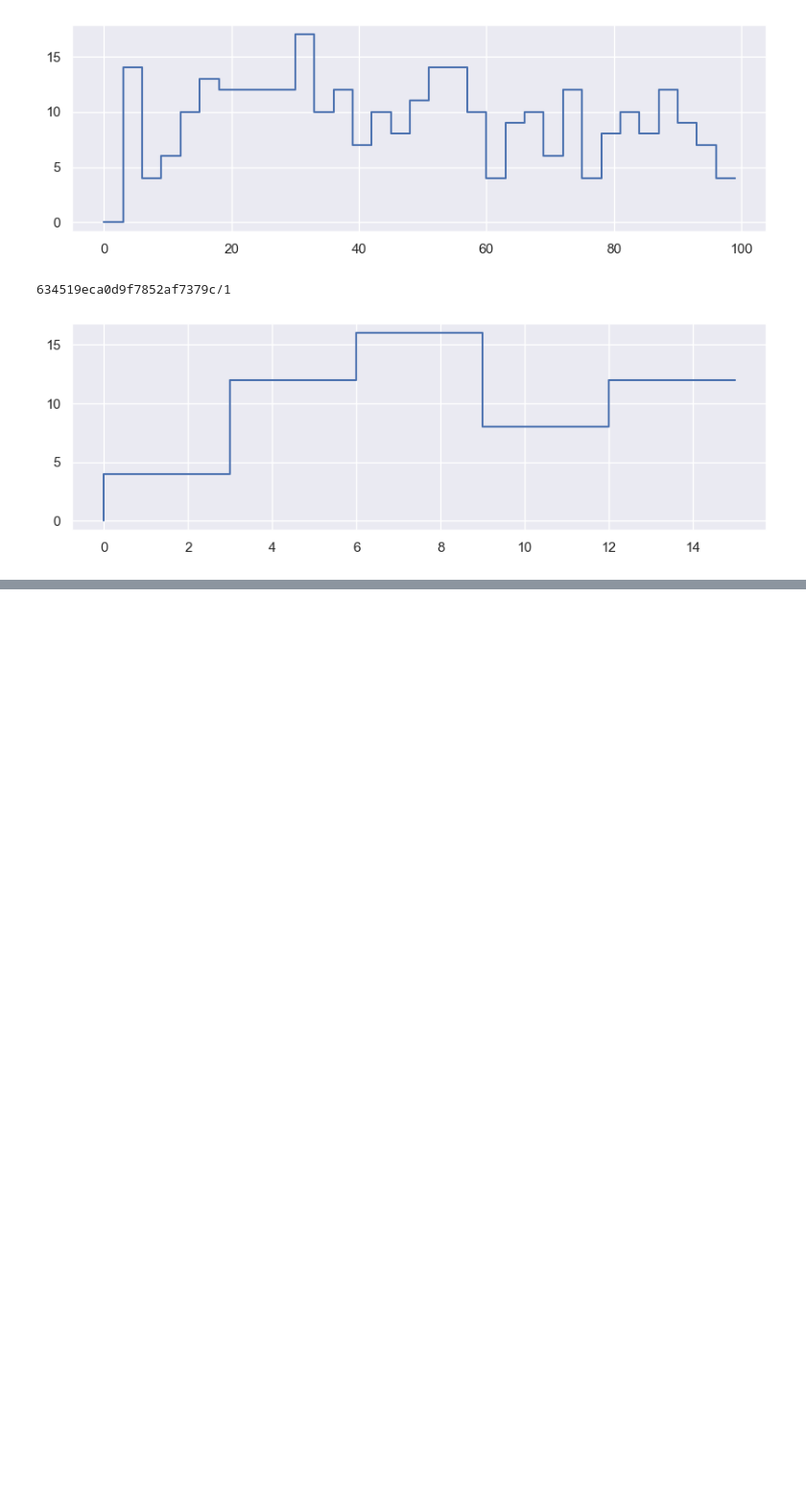
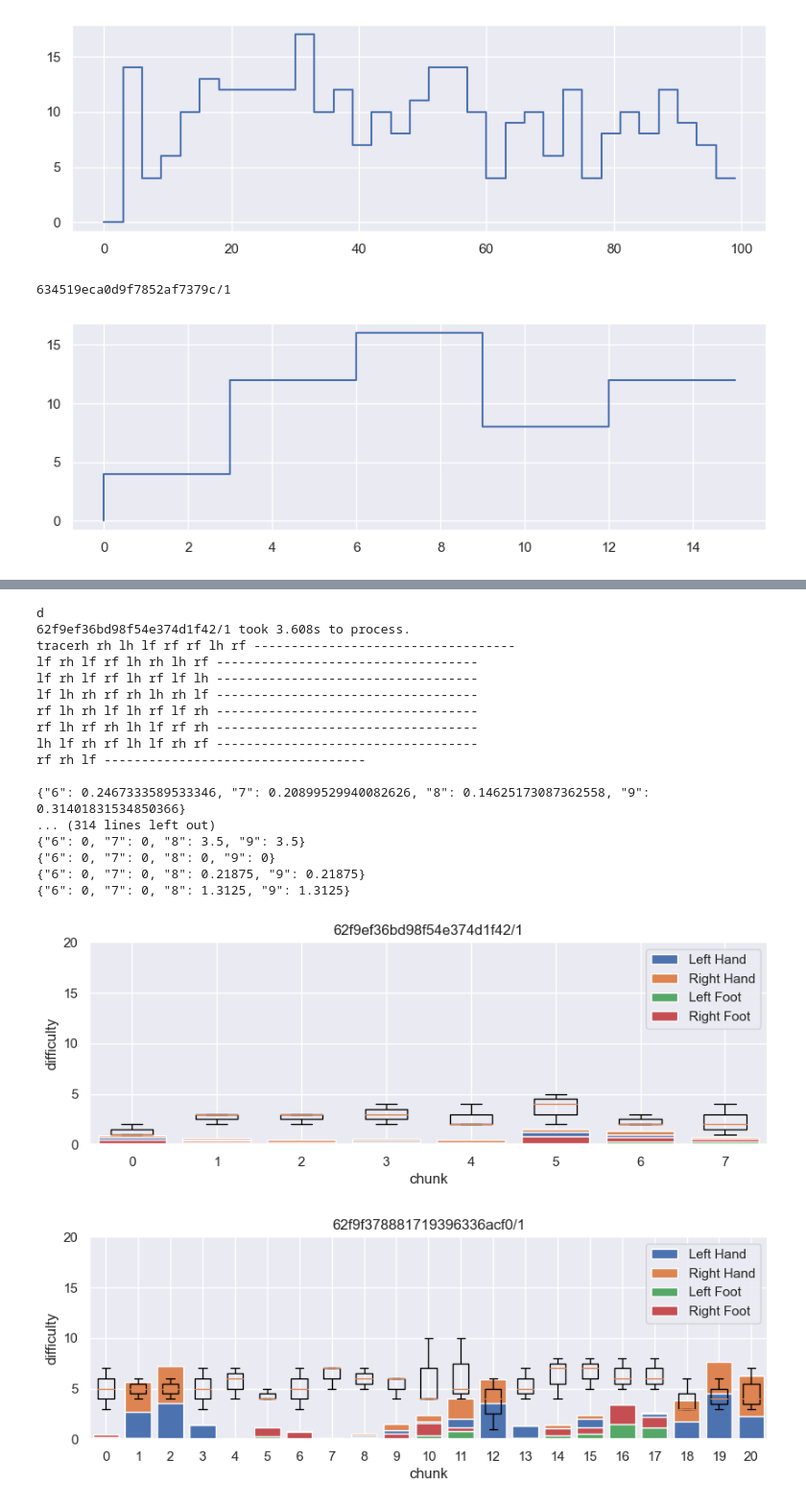
Before and after one commit to luisscholl/beatfork, a Jupyter notebook: difficulty-estimation/individual-analysis.ipynb, the cells around one changed output, grey strips where cells are left out. Shown at 96% size. Drawn from its saved outputs; the diff is of its cells as text; code cells hidden in the pictures; blank space fills up the shorter version.

```diff
--- a/difficulty-estimation/individual-analysis.ipynb
+++ b/difficulty-estimation/individual-analysis.ipynb
@@ -377,23 +377,21 @@ def getMinIntensityDijkstra(objects, cumulatedIntensity, state, lastPosition, ca
 
   for currentNode, currentIntensity in v.popitems():
     vTrace[currentNode] = currentIntensity
-    print('a')
     k = math.floor(math.log(12 * currentNode + 4, 4) - 1)
     visited[k] = True
     if k == len(objects) or currentIntensity == math.inf:
       i = currentNode
       limbStrings = ['lh', 'rh', 'lf', 'rf']
       newTracePart = ''
-      newTracePart = 'currentNode: ' + str(currentNode) + '\n'
-      newTracePart += json.dumps(states[:85], default=default) + '\n'
-      newTracePart += json.dumps(cumulatedIntensities[:85]) + '\n'
-      newTracePart += json.dumps(visited[:85]) + '\n'
-      newTracePart += json.dumps(vTrace[:85]) + '\n'
+      # newTracePart = 'currentNode: ' + str(currentNode) + '\n'
+      # newTracePart += json.dumps(states[:85], default=default) + '\n'
+      # newTracePart += json.dumps(cumulatedIntensities[:85]) + '\n'
+      # newTracePart += json.dumps(visited[:85]) + '\n'
+      # newTracePart += json.dumps(vTrace[:85]) + '\n'
       while i > 0:
-        # newTracePart = limbStrings[(i - 1) % 4] + ' ' + newTracePart
-        print('b')
+        newTracePart = limbStrings[(i - 1) % 4] + ' ' + newTracePart
         k = math.floor(math.log(12 * i + 4, 4) - 1) - 1
-        newTracePart = json.dumps(objects[k]) + '\n' + limbStrings[(i - 1) % 4] + ' ' + json.dumps(states[i], default=default) + '\n' + json.dumps(cumulatedIntensities[i]) + '\n' + newTracePart
+        # newTracePart = json.dumps(objects[k]) + '\n' + limbStrings[(i - 1) % 4] + ' ' + json.dumps(states[i], default=default) + '\n' + json.dumps(cumulatedIntensities[i]) + '\n' + newTracePart
         i = (i - 1) // 4
       if (currentIntensity == math.inf):
         print("Chunk is impossible!")
@@ -405,7 +403,6 @@ def getMinIntensityDijkstra(objects, cumulatedIntensity, state, lastPosition, ca
         trace + newTracePart + '-----------------------------------\n'
       )
     for i in range(1, 5):
-      print('c')
       j = 4 * currentNode + i
       objType = objects[k][3]
       if  (objType == 1
@@ -477,7 +474,7 @@ def determineBestOptionDijkstra(version, calcIntensity):
     'trace': trace
   }
 
-def plotSampledGetMinIntensityDijkstra(calcIntensity):
+def plotSampledGetMinIntensityDijkstra(calcIntensity, graphLimit=20):
   bestOptions = {}
   # for version in list(copy.deepcopy(versions)):
   #   result = determineBestOptionDijkstra(version, calcIntensity)
@@ -494,7 +491,7 @@ def plotSampledGetMinIntensityDijkstra(calcIntensity):
     print('\n'.join(json.dumps(e) for e in result['option']))
     print('')
     bestOptions[result['id']] = result['option']
-  plotBestOptions(bestOptions, chunkSize)
+  plotBestOptions(bestOptions, chunkSize, graphLimit)
 # %%
 jumpThresholdH = -0.8
 jumpThresholdT = 0.5
@@ -680,0 +677,32 @@ currentNode: 39321
+# %%
+def distanceOverTime(obj, lastPositions, state):
+  distance = ((lastPositions[obj[3]][0] - obj[0]) ** 2
+    + (lastPositions[obj[3]][1] - obj[1]) ** 2) ** 0.5
+  time = abs(lastPositions[obj[3]][2] - obj[2])
+  if (time == 0):
+    return math.inf, state
+  if (distance == 0):
+    return 0, state
+  return distance / time, state
+
+plotSampledGetMinIntensityDijkstra(distanceOverTime, 20)
+# %% [output]
+d
+62f9ef36bd98f54e374d1f42/1 took 3.608s to process.
+tracerh rh lh lf rf rf lh rf -----------------------------------
+lf rh lf rf lh rh lh rf -----------------------------------
+lf rh lf rf lh rf lf lh -----------------------------------
+lf lh rh rf rh lh rh lf -----------------------------------
+rf lh rh lf lh rf lf rh -----------------------------------
+rf lh rf rh lh lf rf rh -----------------------------------
+lh lf rh rf lh lf rh rf -----------------------------------
+rf rh lf -----------------------------------
+
+{"6": 0.2467333589533346, "7": 0.20899529940082626, "8": 0.14625173087362558, "9": 0.31401831534850366}
+... (314 lines left out)
+{"6": 0, "7": 0, "8": 3.5, "9": 3.5}
+{"6": 0, "7": 0, "8": 0, "9": 0}
+{"6": 0, "7": 0, "8": 0.21875, "9": 0.21875}
+{"6": 0, "7": 0, "8": 1.3125, "9": 1.3125}
+[figure, added]
+[figure, added]
```
Also changed, not shown: parts of 5 cells of this notebook, 1 other file.
